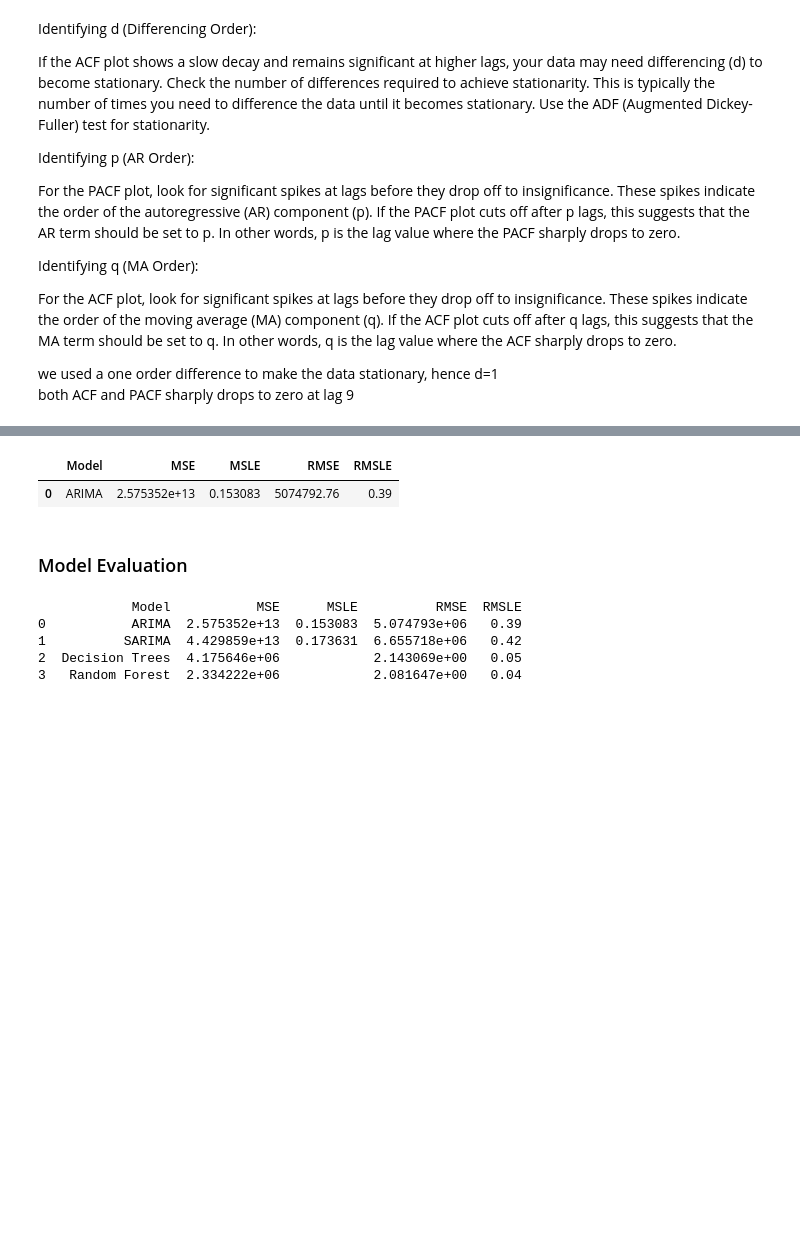
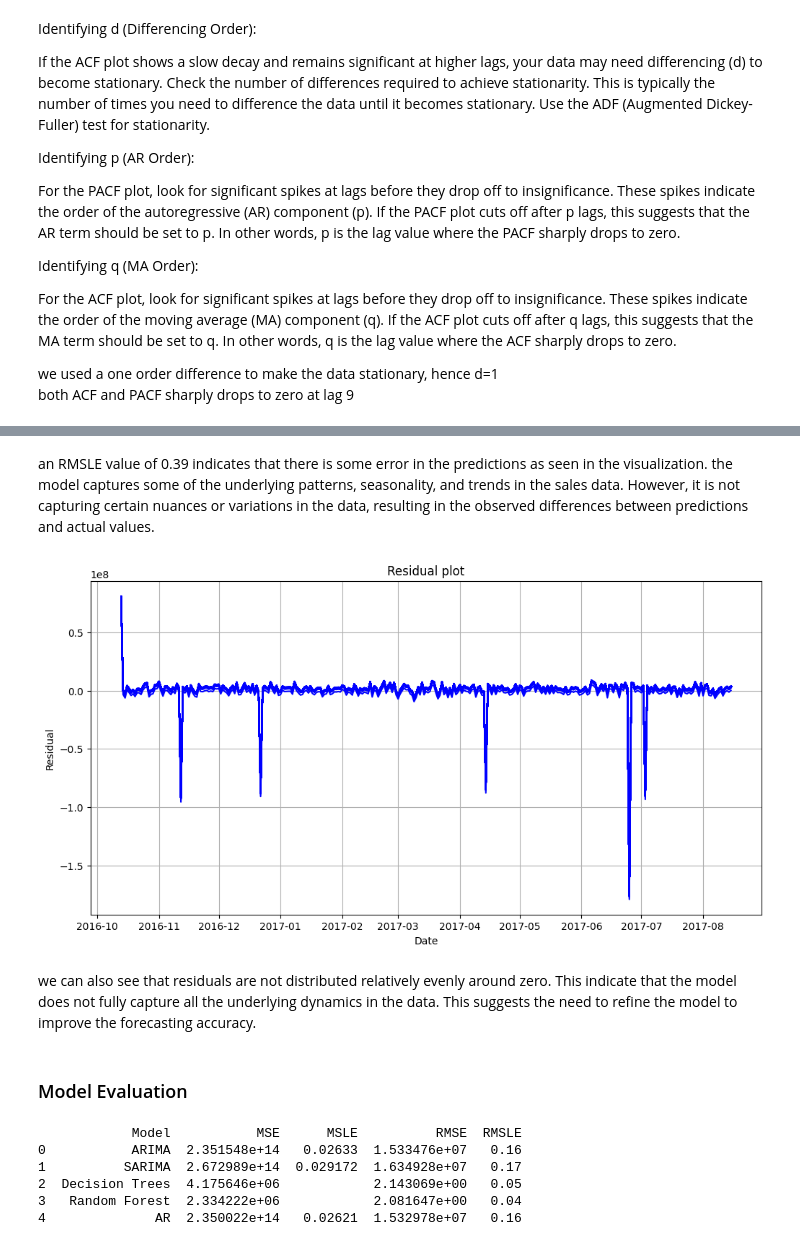
Before and after one commit to phinmaiyo/Regression-Model, a Jupyter notebook: forecasting.ipynb, the cells around one changed output, grey strips where cells are left out. Drawn from its saved outputs; the diff is of its cells as text; code cells hidden in the pictures; blank space fills up the shorter version.

```diff
--- a/forecasting.ipynb
+++ b/forecasting.ipynb
@@ -2592,12 +2631,0 @@ plt.show()
-# %%
-# evaluate our models
-mse= mean_squared_error(eval, ARIMA_pred)
-msle=mean_squared_log_error(eval, ARIMA_pred)
-rmse= np.sqrt(mean_squared_error(eval, ARIMA_pred)).round(2)
-rmsle= np.sqrt(mean_squared_log_error(eval, ARIMA_pred)).round(2)
-
-results=pd.DataFrame([['ARIMA',mse, msle, rmse, rmsle]], columns= ['Model', 'MSE', 'MSLE', 'RMSE', 'RMSLE'])
-results
-# %% [output]
-|  | Model | MSE | MSLE | RMSE | RMSLE |
-| 0 | ARIMA | 2.575352e+13 | 0.153083 | 5074792.76 | 0.39 |
@@ -2614,3 +2632,21 @@ plt.show()
+# %% [markdown]
+ an RMSLE value of 0.39 indicates that there is some error in the predictions as seen in the visualization. the model captures some of the underlying patterns, seasonality, and trends in the sales data. However, it is not capturing certain nuances or variations in the data, resulting in the observed differences between predictions and actual values.
+# %%
+# plot the residual plot
+plt.figure(figsize=(12, 6))  # Adjust the figure size as needed
+
+# Plot the residual data
+plt.plot(eval.index, (ARIMA_pred.values - eval.values), label='residuals', color='blue')
+
+plt.xlabel('Date')
+plt.ylabel('Residual')
+plt.title('Residual plot')
+plt.grid(True)
+plt.show()
+# %% [output]
+[figure, added]
+# %% [markdown]
+we can also see that residuals are not distributed relatively evenly around zero. This indicate that the model does not fully capture all the underlying dynamics in the data. This suggests the need to refine the model to improve the forecasting accuracy.
 # %% [markdown]
 ### Model Evaluation
 # %%
@@ -2619,21 +2655,24 @@ plt.show()
 results_list = []
 
 # Model 1 results
-model1_results = ['ARIMA', 2.575352e+13, 0.153083, 5074792.76, 0.39]
+model1_results = ['ARIMA', 2.351548e+14, 0.02633, 15334759.0, 0.16]
 results_list.append(model1_results)
 
 # Model 2 results
-model2_results = ['SARIMA', 4.429859e+13, 0.173631, 6655718.25, 0.42]
+model2_results = ['SARIMA', 2.672989e+14, 0.029172, 16349276.99, 0.17]
 results_list.append(model2_results)
 
 # Model 3 results
 model3_results = ['Decision Trees', 4175646.35,'', 2.143069154666683, 0.05]
 results_list.append(model3_results)
 
-
 # Model 4 results
 model4_results = ['Random Forest', 2334222.21,'', 2.0816471195405435, 0.04]
 results_list.append(model4_results)
+
+# Model 5 results
+model5_results = ['AR', 2.350022e+14, 0.02621, 15329781.08, 0.16]
+results_list.append(model5_results)
 
 # Create a DataFrame from the results list
 results_df = pd.DataFrame(results_list, columns=['Model', 'MSE', 'MSLE', 'RMSE', 'RMSLE'])
@@ -2642,8 +2681,9 @@ results_df = pd.DataFrame(results_list, columns=['Model', 'MSE', 'MSLE', 'RMSE',
 print(results_df)
 # %% [output]
             Model           MSE      MSLE          RMSE  RMSLE
-0           ARIMA  2.575352e+13  0.153083  5.074793e+06   0.39
-1          SARIMA  4.429859e+13  0.173631  6.655718e+06   0.42
+0           ARIMA  2.351548e+14   0.02633  1.533476e+07   0.16
+1          SARIMA  2.672989e+14  0.029172  1.634928e+07   0.17
 2  Decision Trees  4.175646e+06            2.143069e+00   0.05
 3   Random Forest  2.334222e+06            2.081647e+00   0.04
+4              AR  2.350022e+14   0.02621  1.532978e+07   0.16
 # %% [markdown]
```
Also changed, not shown: parts of 42 cells of this notebook.
